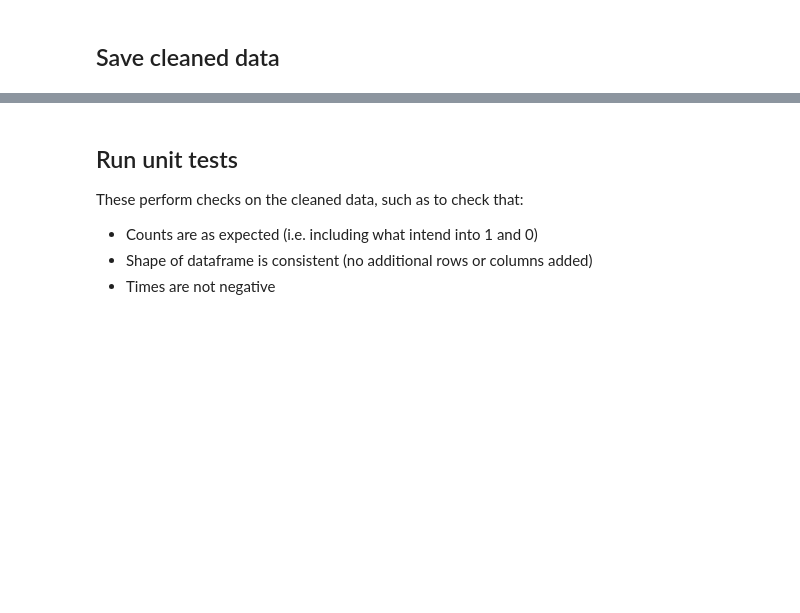
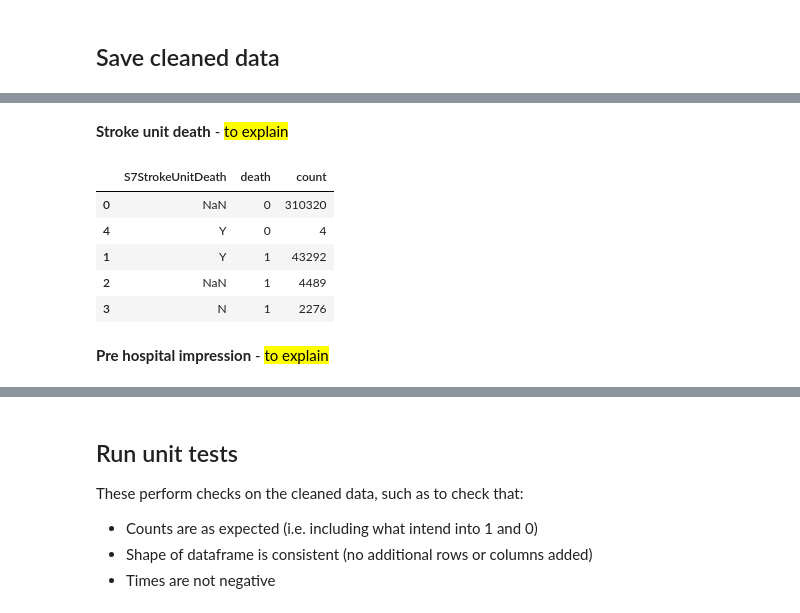
Before and after one commit to samuel-book/samuel_2_data_prep, a Jupyter notebook: 01_reformat_data.ipynb, the cells around one changed output, grey strips where cells are left out. Drawn from its saved outputs; the diff is of its cells as text; code cells hidden in the pictures; blank space fills up the shorter version.

```diff
--- a/01_reformat_data.ipynb
+++ b/01_reformat_data.ipynb
@@ -383,0 +413,18 @@ cleaned_data.to_csv(filename, index_label='id')
+# %% [markdown]
+**Stroke unit death** - <mark>to explain</mark>
+# %%
+death_check = pd.DataFrame(raw_data['S7StrokeUnitDeath'])
+death_check['death'] = (raw_data['ArrivalToDeathDays'] >= 0) * 1
+(death_check
+ .value_counts(dropna=False)
+ .reset_index(name='count')
+ .sort_values(by='death'))
+# %% [output]
+|  | S7StrokeUnitDeath | death | count |
+| 0 | NaN | 0 | 310320 |
+| 4 | Y | 0 | 4 |
+| 1 | Y | 1 | 43292 |
+| 2 | NaN | 1 | 4489 |
+| 3 | N | 1 | 2276 |
+# %% [markdown]
+**Pre hospital impression** - <mark>to explain</mark>
```
Also changed, not shown: parts of 17 cells of this notebook.
